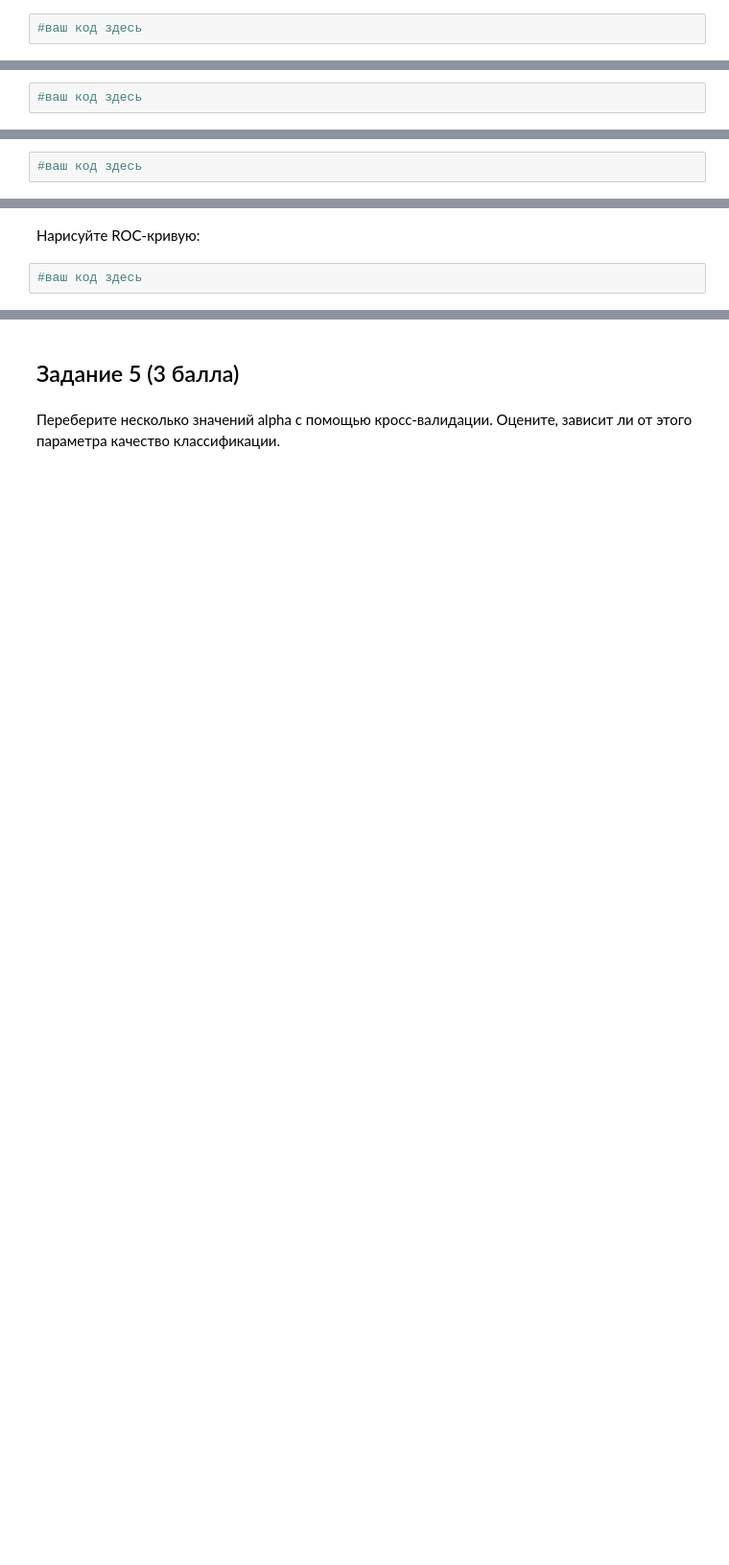
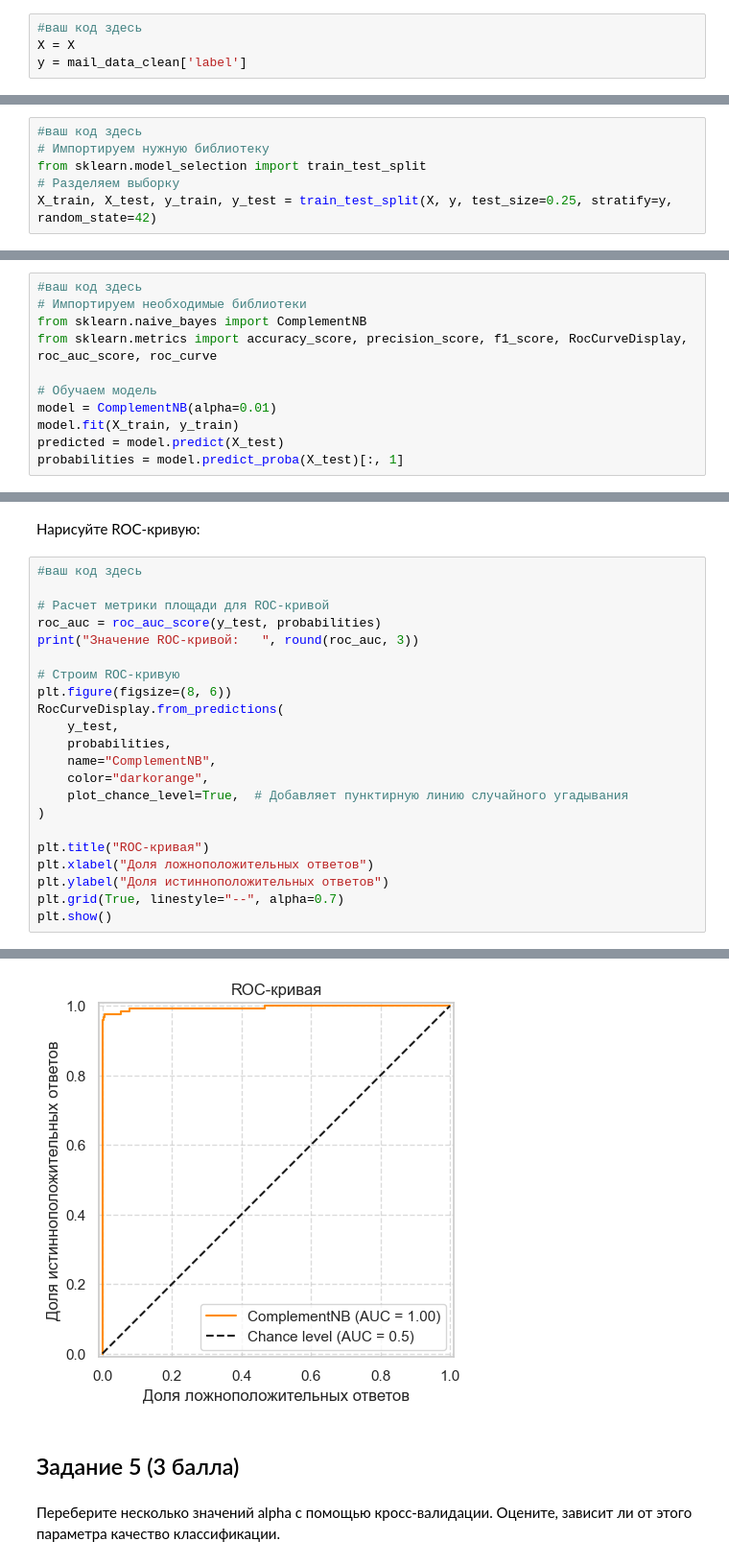
Before and after one commit to Kagemushe/sf_data_science, a Jupyter notebook: Block_6/SGA_unit6_NBC.ipynb, the cells around one changed output, grey strips where cells are left out. Shown at 96% size. Drawn from its saved outputs; the diff is of its cells as text; blank space fills up the shorter version.

```diff
--- a/Block_6/SGA_unit6_NBC.ipynb
+++ b/Block_6/SGA_unit6_NBC.ipynb
@@ -88,3 +88,5 @@ print(len(vectorizer.get_feature_names_out()))
 Определите целевую переменную и признаки:
 # %%
 #ваш код здесь
+X = X
+y = mail_data_clean['label']
@@ -92,6 +107,10 @@ print(len(vectorizer.get_feature_names_out()))
 Разделите выборку на обучающую и тестовую, используя стратифицированное разбиение (параметр `stratify` установите в значение вектора ответов y) размер тестовой выборки (`test_size`) возьмите как 0.25, параметр `random_state` определите со значением 42:
 # %%
 #ваш код здесь
+# Импортируем нужную библиотеку
+from sklearn.model_selection import train_test_split
+# Разделяем выборку
+X_train, X_test, y_train, y_test = train_test_split(X, y, test_size=0.25, stratify=y, random_state=42)
 # %% [markdown]
 Рассчитайте среднее значение целевой переменной по тестовой выборке:
 # %%
@@ -102,6 +124,15 @@ print(len(vectorizer.get_feature_names_out()))
 Определите и обучите подходящий алгоритм с параметром alpha = 0.01
 # %%
 #ваш код здесь
+# Импортируем необходимые библиотеки
+from sklearn.naive_bayes import ComplementNB
+from sklearn.metrics import accuracy_score, precision_score, f1_score, RocCurveDisplay, roc_auc_score, roc_curve
+
+# Обучаем модель
+model = ComplementNB(alpha=0.01)
+model.fit(X_train, y_train)
+predicted = model.predict(X_test)
+probabilities = model.predict_proba(X_test)[:, 1]
 # %% [markdown]
 Оцените результат с точки зрения всех известных вам метрик (не менее трёх):
 # %%
@@ -110,3 +148,24 @@ print(len(vectorizer.get_feature_names_out()))
 Нарисуйте ROC-кривую:
 # %%
 #ваш код здесь
+
+# Расчет метрики площади для ROC-кривой
+roc_auc = roc_auc_score(y_test, probabilities)
+print("Значение ROC-кривой:   ", round(roc_auc, 3))
+
+# Строим ROC-кривую
+plt.figure(figsize=(8, 6))
+RocCurveDisplay.from_predictions(
+    y_test,
+    probabilities,
+    name="ComplementNB",
+    color="darkorange",
+    plot_chance_level=True,  # Добавляет пунктирную линию случайного угадывания
+)
+
+plt.title("ROC-кривая")
+plt.xlabel("Доля ложноположительных ответов")
+plt.ylabel("Доля истинноположительных ответов")
+plt.grid(True, linestyle="--", alpha=0.7)
+plt.show()
+# %% [output]
@@ -113,3 +174,4 @@ print(len(vectorizer.get_feature_names_out()))
+[figure, added]
 # %% [markdown]
 ## Задание 5 (3 балла)
 # %% [markdown]
```
Also changed, not shown: parts of 5 cells of this notebook.
